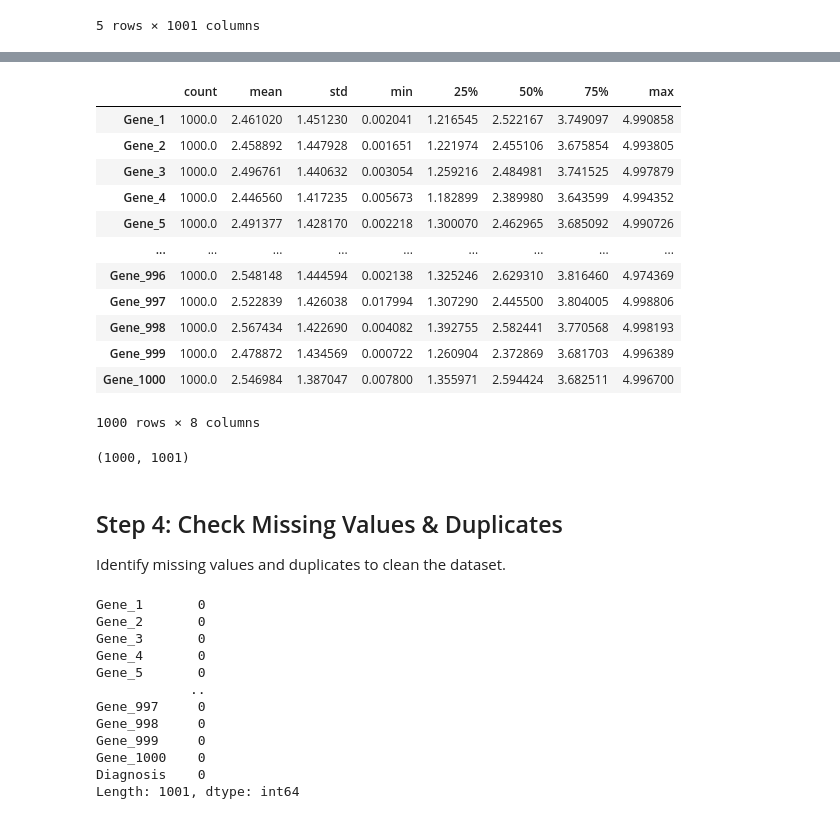
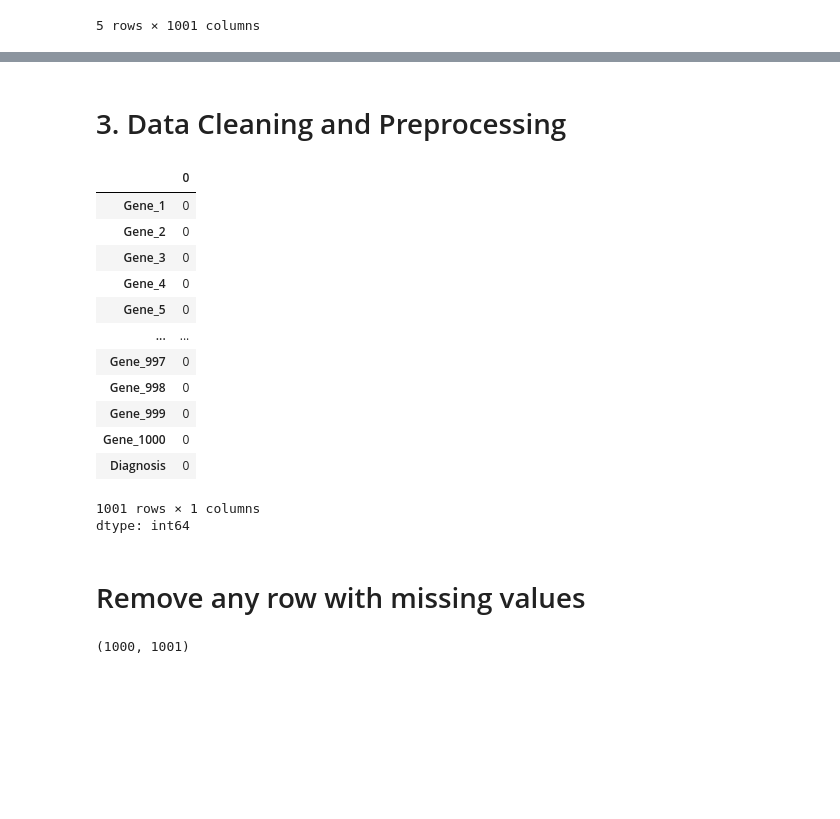
Before and after one commit to usama488/Data-science, a Jupyter notebook: EDA_–_Gene_Expression_on_leukemia_Dataset.ipynb, the cells around one changed output, grey strips where cells are left out. Drawn from its saved outputs; the diff is of its cells as text; code cells hidden in the pictures; blank space fills up the shorter version.

```diff
--- a/EDA_–_Gene_Expression_on_leukemia_Dataset.ipynb
+++ b/EDA_–_Gene_Expression_on_leukemia_Dataset.ipynb
@@ -52,16 +49,21 @@ df.describe()
-# %%
-df.describe().T
-# %% [output]
-|  | count | mean | std | min | 25% | 50% | 75% | max |
-| Gene_1 | 1000.0 | 2.461020 | 1.451230 | 0.002041 | 1.216545 | 2.522167 | 3.749097 | 4.990858 |
-| Gene_2 | 1000.0 | 2.458892 | 1.447928 | 0.001651 | 1.221974 | 2.455106 | 3.675854 | 4.993805 |
-| Gene_3 | 1000.0 | 2.496761 | 1.440632 | 0.003054 | 1.259216 | 2.484981 | 3.741525 | 4.997879 |
-| Gene_4 | 1000.0 | 2.446560 | 1.417235 | 0.005673 | 1.182899 | 2.389980 | 3.643599 | 4.994352 |
-| Gene_5 | 1000.0 | 2.491377 | 1.428170 | 0.002218 | 1.300070 | 2.462965 | 3.685092 | 4.990726 |
-| ... | ... | ... | ... | ... | ... | ... | ... | ... |
-| Gene_996 | 1000.0 | 2.548148 | 1.444594 | 0.002138 | 1.325246 | 2.629310 | 3.816460 | 4.974369 |
-| Gene_997 | 1000.0 | 2.522839 | 1.426038 | 0.017994 | 1.307290 | 2.445500 | 3.804005 | 4.998806 |
-| Gene_998 | 1000.0 | 2.567434 | 1.422690 | 0.004082 | 1.392755 | 2.582441 | 3.770568 | 4.998193 |
-| Gene_999 | 1000.0 | 2.478872 | 1.434569 | 0.000722 | 1.260904 | 2.372869 | 3.681703 | 4.996389 |
-| Gene_1000 | 1000.0 | 2.546984 | 1.387047 | 0.007800 | 1.355971 | 2.594424 | 3.682511 | 4.996700 |
-1000 rows × 8 columns
+# %% [markdown]
+# 3. Data Cleaning and Preprocessing
+# %%
+df.isnull().sum()
+# %% [output]
+|  | 0 |
+| Gene_1 | 0 |
+| Gene_2 | 0 |
+| Gene_3 | 0 |
+| Gene_4 | 0 |
+| Gene_5 | 0 |
+| ... | ... |
+| Gene_997 | 0 |
+| Gene_998 | 0 |
+| Gene_999 | 0 |
+| Gene_1000 | 0 |
+| Diagnosis | 0 |
+1001 rows × 1 columns
+dtype: int64
+# %% [markdown]
+# Remove any row with missing values
@@ -69,21 +73,3 @@ df.describe().T
 df.shape
 # %% [output]
 (1000, 1001)
-# %% [markdown]
-## Step 4: Check Missing Values & Duplicates
-Identify missing values and duplicates to clean the dataset.
-# %%
-print(df.isnull().sum())
-# %% [output]
-Gene_1       0
-Gene_2       0
-Gene_3       0
-Gene_4       0
-Gene_5       0
-            ..
-Gene_997     0
-Gene_998     0
-Gene_999     0
-Gene_1000    0
-Diagnosis    0
-Length: 1001, dtype: int64
```
Also changed, not shown: parts of 70 cells of this notebook.
